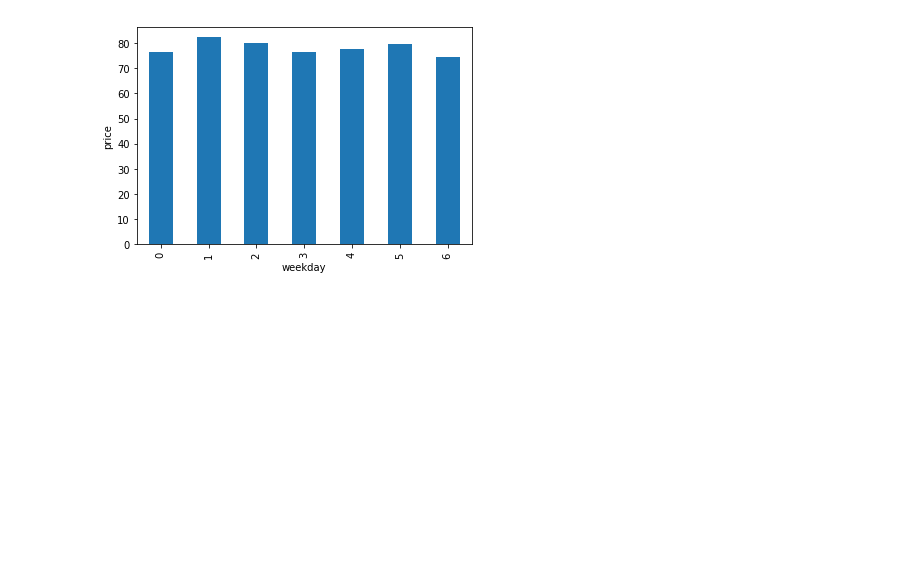
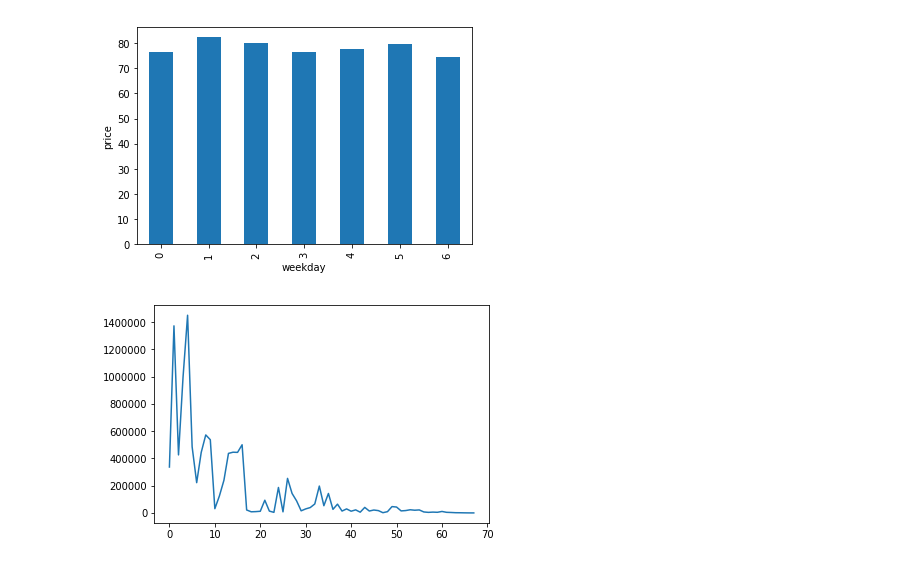
Before and after one commit to envkso/maai_cw1, a Jupyter notebook: code/maai_cw1_pt1_data_exploration.ipynb, the cells around one changed output. Cells and saved outputs as stored; diff of their text form; code cells hidden in the pictures; blank space fills up the shorter version.

```diff
--- a/code/maai_cw1_pt1_data_exploration.ipynb
+++ b/code/maai_cw1_pt1_data_exploration.ipynb
@@ -164,3 +164,19 @@ if OUTPUT_DATA: plt.savefig(os.path.join(outputFolderPath, 'Price_by_weekday.png
 [figure]
 # %%
 # TODO repeat for other attributes
+# %%
+# look at user tags
+usertagsRaw = np.array(df['usertag'])
+usertagsSingle = dict()
+for idx in range(len(usertagsRaw)):
+    if type(usertagsRaw[idx]) != str:
+        continue
+    else:
+        tags = str(usertagsRaw[idx]).split(',')
+
+    for tag in tags:
+        usertagsSingle[tag] = usertagsSingle.get(tag,0) + 1
+# %%
+plt.plot(usertagsSingle.values()); # TODO change to bar, add x axis labels
+# %% [output]
+[figure, added]
```
Also changed, not shown: parts of 1 cell of this notebook, 1 other file.
